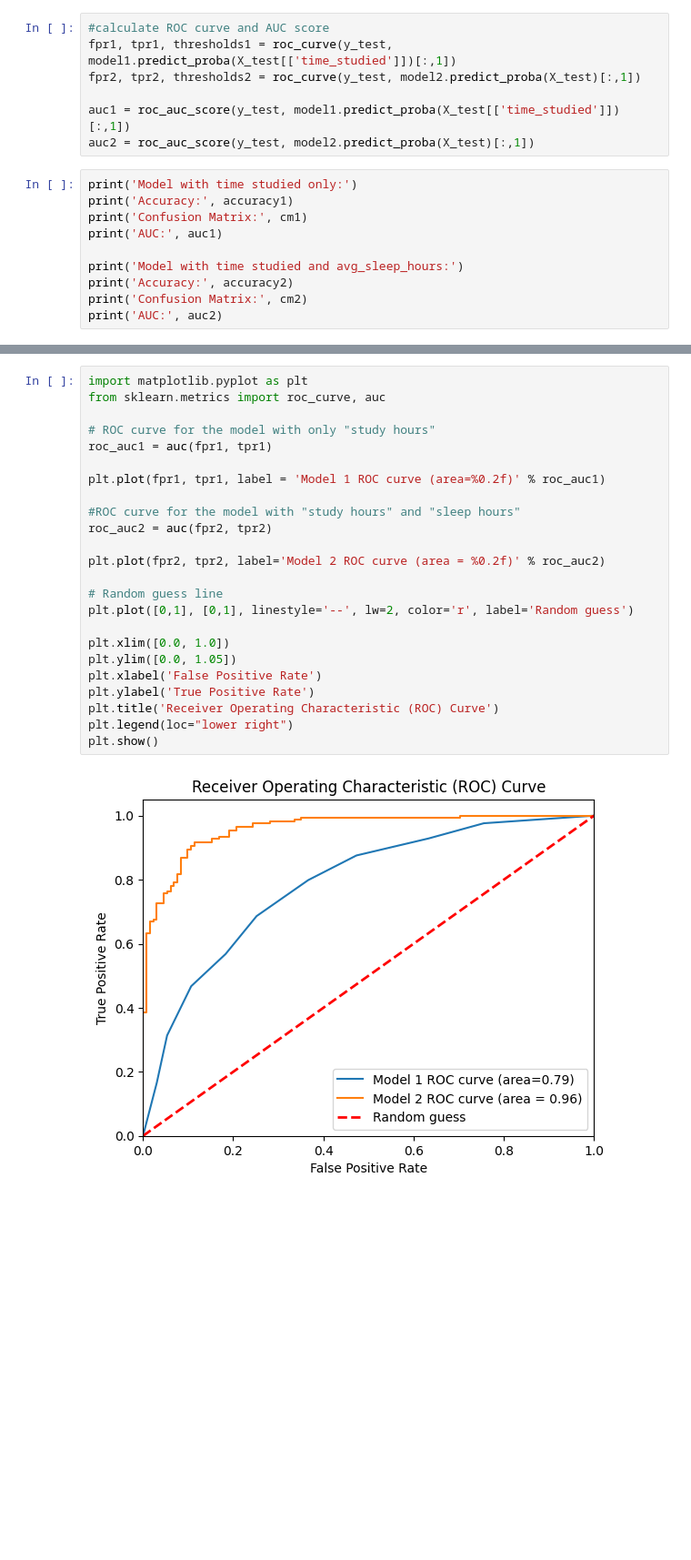
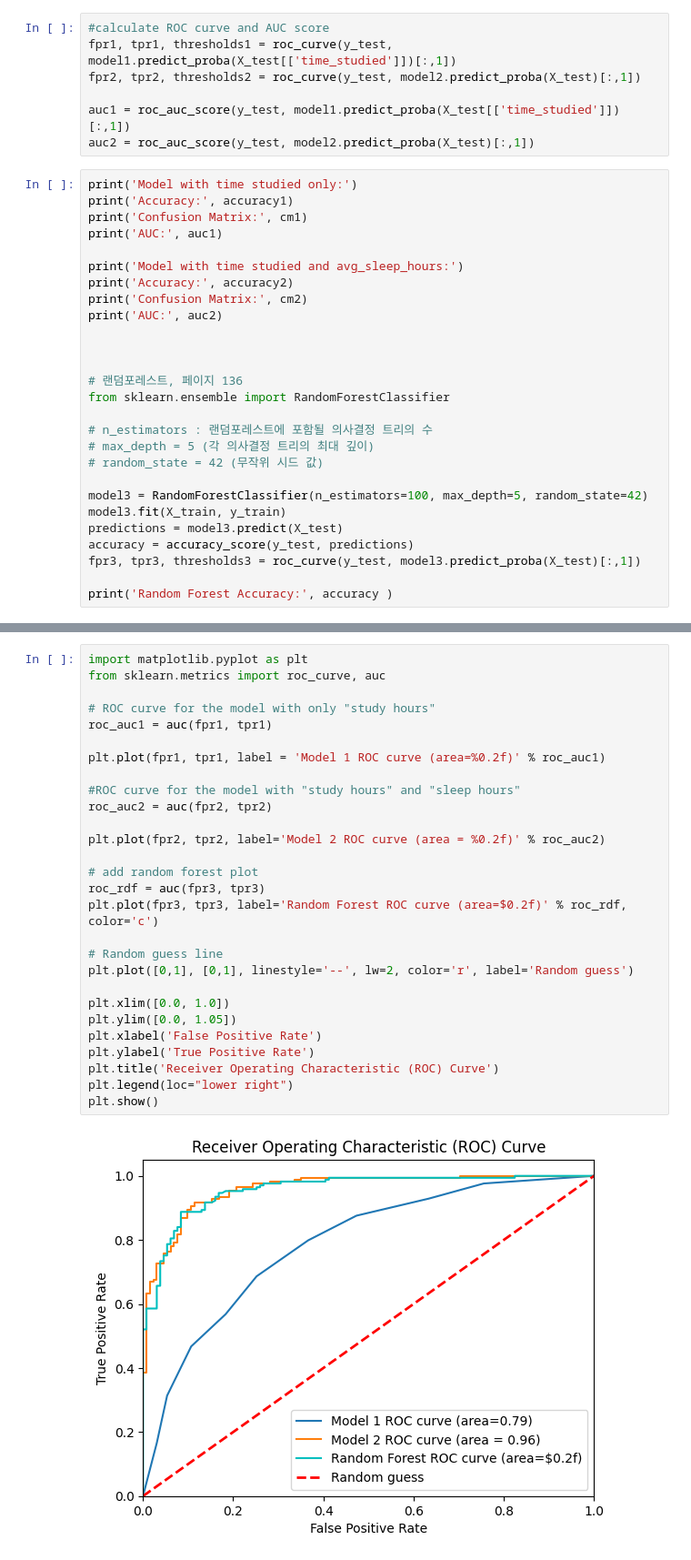
Before and after one commit to frances-son/data-analysis, a Jupyter notebook: Data Driven Report_chp2-6.ipynb, the cells around one changed output, grey strips where cells are left out. Shown at 91% size. Cells and saved outputs as stored; diff of their text form; blank space fills up the shorter version.

```diff
--- a/Data Driven Report_chp2-6.ipynb
+++ b/Data Driven Report_chp2-6.ipynb
@@ -301,6 +301,23 @@ print('Model with time studied and avg_sleep_hours:')
 print('Accuracy:', accuracy2)
 print('Confusion Matrix:', cm2)
 print('AUC:', auc2)
+
+
+
+# 랜덤포레스트, 페이지 136
+from sklearn.ensemble import RandomForestClassifier
+
+# n_estimators : 랜덤포레스트에 포함될 의사결정 트리의 수
+# max_depth = 5 (각 의사결정 트리의 최대 깊이)
+# random_state = 42 (무작위 시드 값)
+
+model3 = RandomForestClassifier(n_estimators=100, max_depth=5, random_state=42)
+model3.fit(X_train, y_train)
+predictions = model3.predict(X_test)
+accuracy = accuracy_score(y_test, predictions)
+fpr3, tpr3, thresholds3 = roc_curve(y_test, model3.predict_proba(X_test)[:,1])
+
+print('Random Forest Accuracy:', accuracy )
 # %% [output]
 Model with time studied only:
 Accuracy: 0.7266666666666667
@@ -315,26 +333,30 @@ AUC: 0.9595736031437735
 # %%
 import matplotlib.pyplot as plt
 from sklearn.metrics import roc_curve, auc
 
 # ROC curve for the model with only "study hours"
 roc_auc1 = auc(fpr1, tpr1)
 
 plt.plot(fpr1, tpr1, label = 'Model 1 ROC curve (area=%0.2f)' % roc_auc1)
 
 #ROC curve for the model with "study hours" and "sleep hours"
 roc_auc2 = auc(fpr2, tpr2)
 
 plt.plot(fpr2, tpr2, label='Model 2 ROC curve (area = %0.2f)' % roc_auc2)
 
+# add random forest plot
+roc_rdf = auc(fpr3, tpr3)
+plt.plot(fpr3, tpr3, label='Random Forest ROC curve (area=$0.2f)' % roc_rdf, color='c')
+
 # Random guess line
 plt.plot([0,1], [0,1], linestyle='--', lw=2, color='r', label='Random guess')
 
 plt.xlim([0.0, 1.0])
 plt.ylim([0.0, 1.05])
 plt.xlabel('False Positive Rate')
 plt.ylabel('True Positive Rate')
 plt.title('Receiver Operating Characteristic (ROC) Curve')
 plt.legend(loc="lower right")
 plt.show()
 # %% [output]
-[figure, old version]
+[figure, new version]
```
Also changed, not shown: parts of 1 cell of this notebook.
